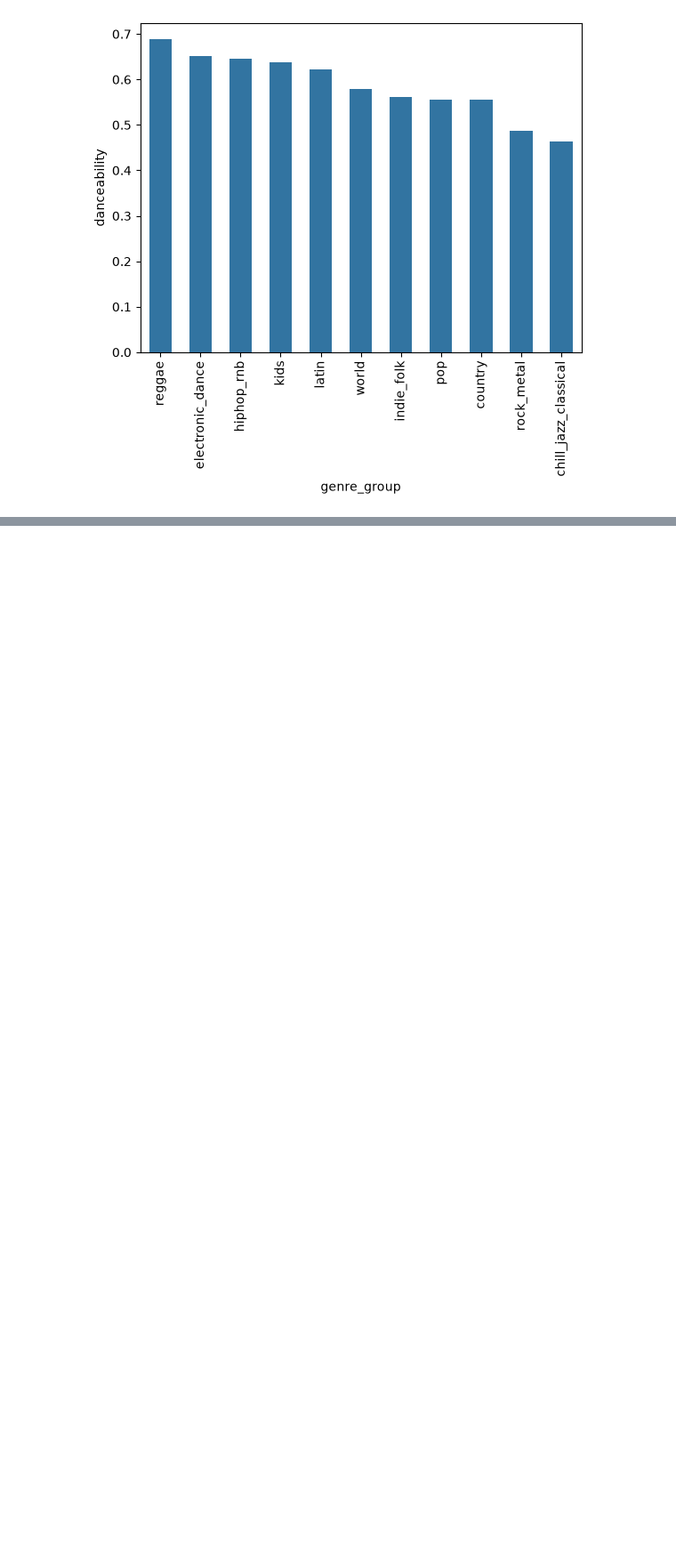
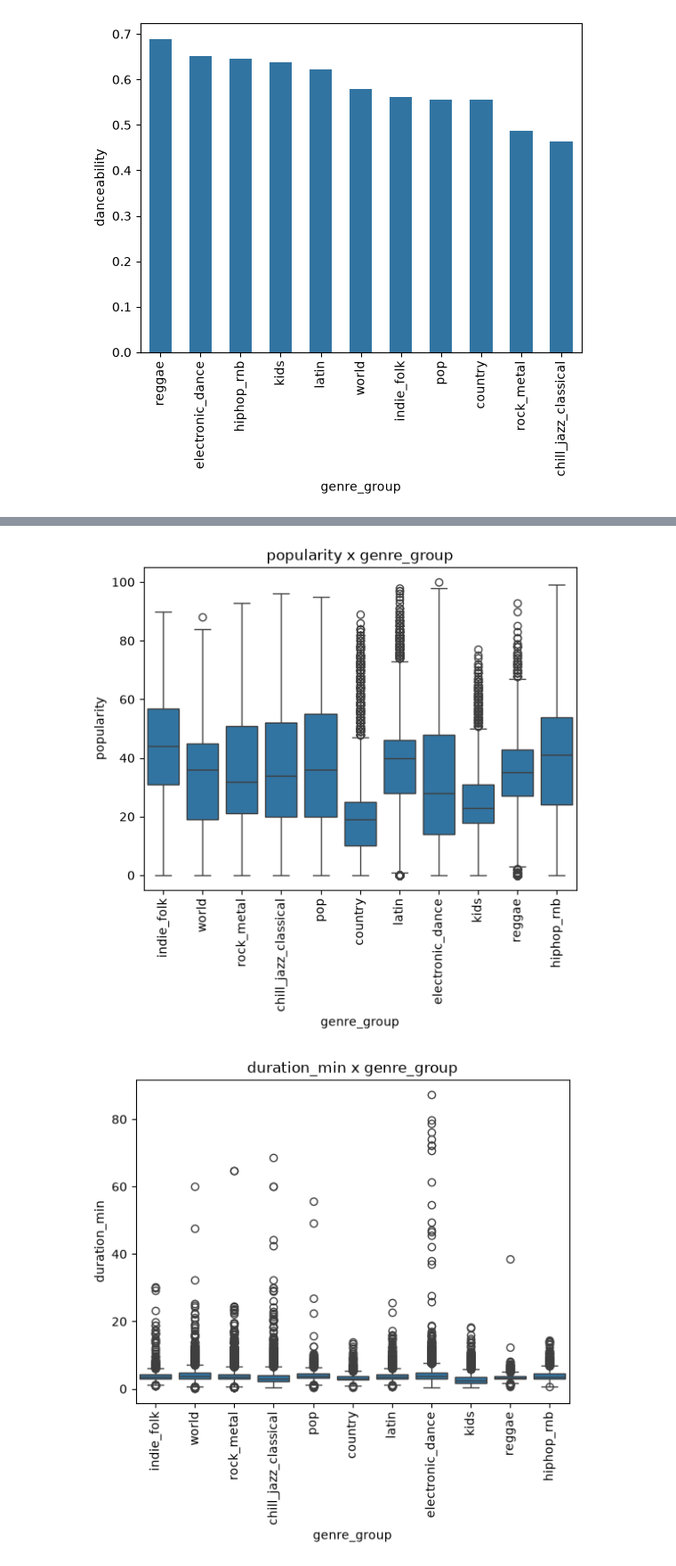
Before and after one commit to surabhibage/cs-171-final-project, a Jupyter notebook: project_checkpoint/eda.ipynb, the cells around one changed output, grey strips where cells are left out. Shown at 89% size. Drawn from its saved outputs; the diff is of its cells as text; code cells hidden in the pictures; blank space fills up the shorter version.

Commit message:
added analysis to EDA (graphical additions as well)

```diff
--- a/project_checkpoint/eda.ipynb
+++ b/project_checkpoint/eda.ipynb
@@ -190,0 +190,11 @@ plt.show()
+# %%
+df['duration_min'] = df['duration_ms'] / 60000
+
+for g in ['popularity', 'duration_min', 'energy', 'loudness']:
+    sns.boxplot(data=df, x='genre_group', y=g)
+    plt.xticks(rotation=90)
+    plt.title(f'{g} x genre_group')
+    plt.show()
+# %% [output]
+[figure, added]
+[figure, added]
```
Also changed, not shown: parts of 19 cells of this notebook.
